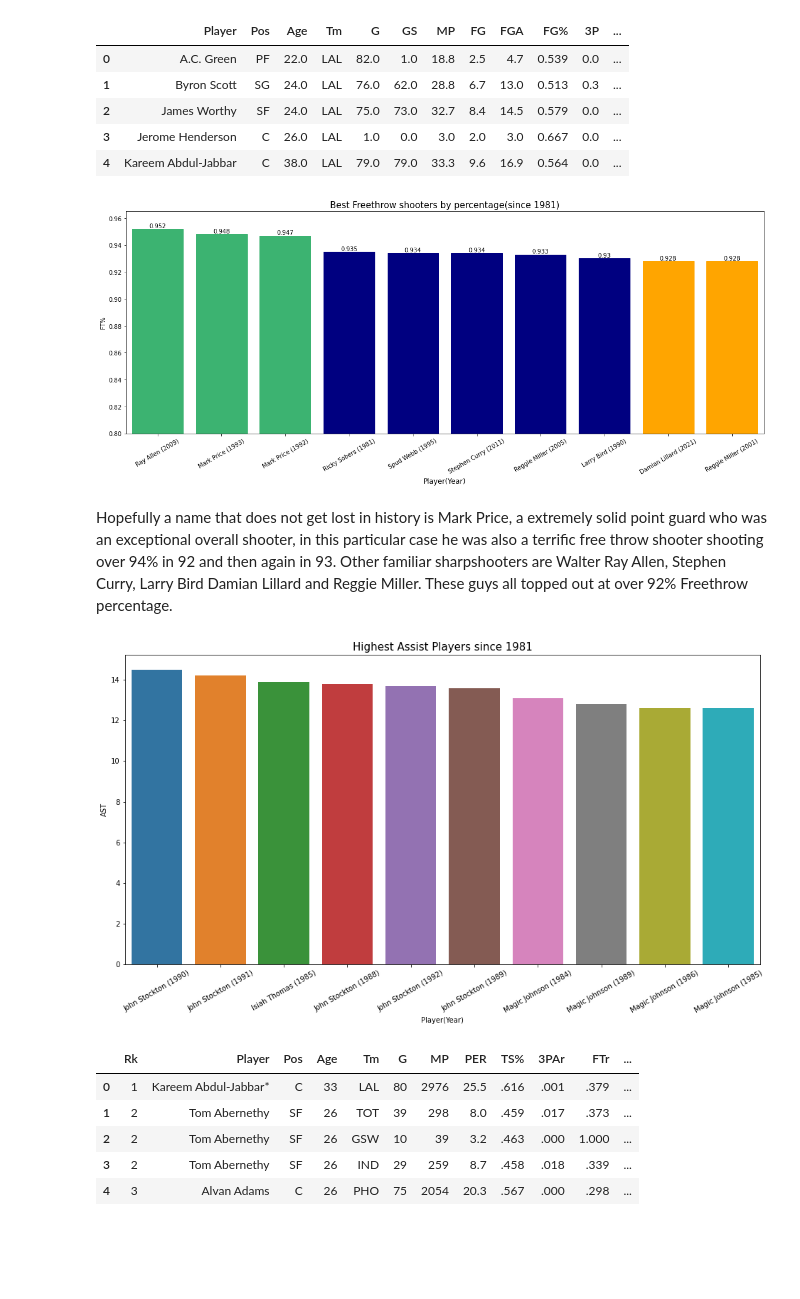
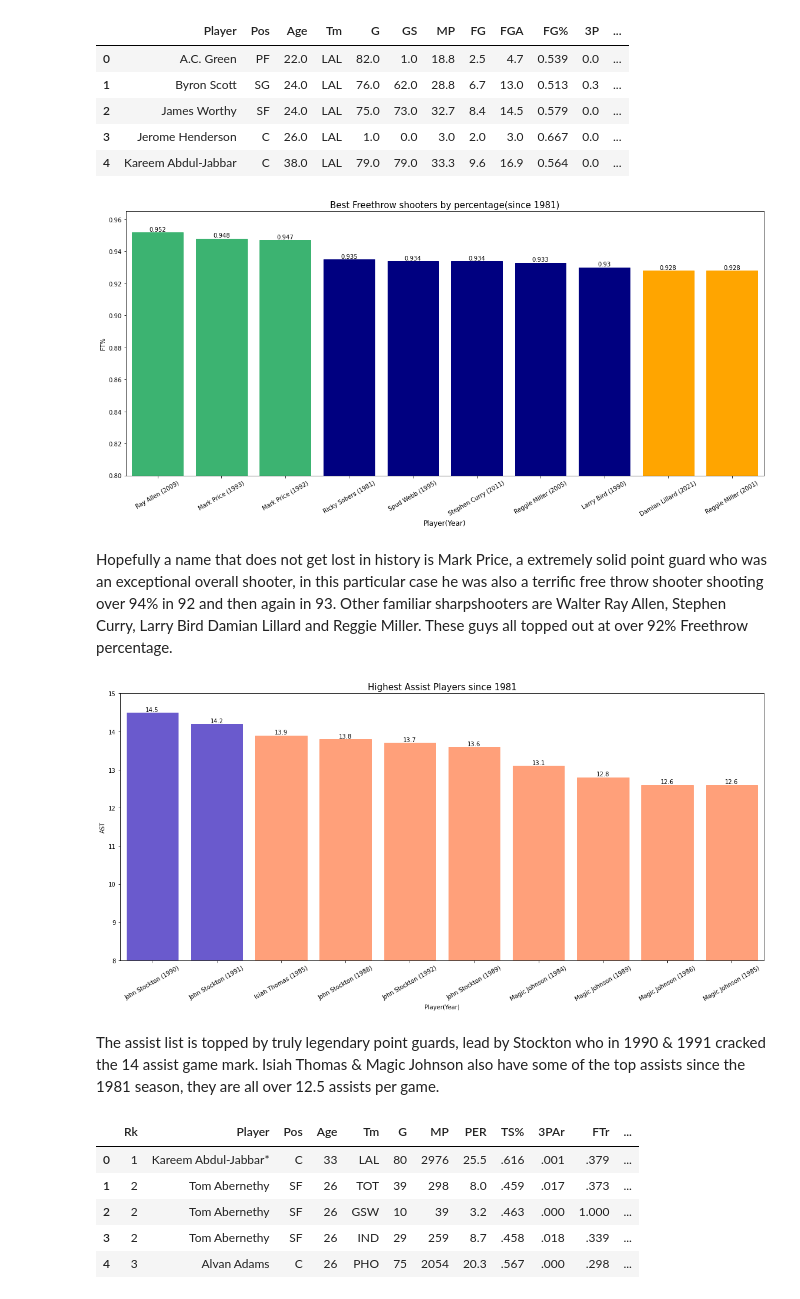
Before and after one commit to dcast822/NBA_analysis, a Jupyter notebook: 02_data_cleaning.ipynb, the cells around one changed output. Cells and saved outputs as stored; diff of their text form; code cells hidden in the pictures; blank space fills up the shorter version.

Commit message:
more data viz

```diff
--- a/02_data_cleaning.ipynb
+++ b/02_data_cleaning.ipynb
@@ -650,26 +654,26 @@ all_stats.head()
 | 3 | Jerome Henderson | C | 26.0 | LAL | 1.0 | 0.0 | 3.0 | 2.0 | 3.0 | 0.667 | 0.0 | ... |
 | 4 | Kareem Abdul-Jabbar | C | 38.0 | LAL | 79.0 | 79.0 | 33.3 | 9.6 | 16.9 | 0.564 | 0.0 | ... |
 # %%
-highest_ft_shooters = all_stats[(all_stats['G']> 65.0) & (all_stats['AST']> 3)].sort_values(by ="FT%", ascending = False)[:10]
+highest_ft_shooters = all_stats[(all_stats['G']> 65.0) & (all_stats['FTA']> 3)].sort_values(by ="FT%", ascending = False)[:10]
 # %%
-plt.figure(figsize = (16,7))
+plt.figure(figsize = (16,8))
 plt.title("Best Freethrow shooters by percentage(since 1981)", fontsize = 15)
 plt.xlabel("Players", fontsize = 12)
 plt.xticks(rotation = 30)
 plt.ylim(.8,.965)
 ax_3 = sns.barplot(data = highest_ft_shooters,x='Player(Year)',y = 'FT%')
 for i in ax_3.containers:
     ax_3.bar_label(i, label_type= 'edge')
 for bar in ax_3.patches:
     if bar.get_height()>.94:
         bar.set_color('mediumseagreen')
     elif bar.get_height()>=.93:
         bar.set_color('navy')
     else:
         bar.set_color('orange')
 plt.tight_layout();
 # %% [output]
-[figure, old version]
+[figure, new version]
 # %% [markdown]
 Hopefully a name that does not get lost in history is Mark Price, a extremely solid point guard who was an exceptional overall shooter, in this particular case he was also a terrific free throw shooter shooting over 94% in 92 and then again in 93.   Other familiar sharpshooters are Walter Ray Allen, Stephen Curry, Larry Bird Damian Lillard and Reggie Miller.  These guys all topped out at over 92% Freethrow percentage.
 # %%
@@ -678,9 +682,23 @@ highest_assist = all_stats[(all_stats['G']> 65.0)].sort_values(by ="AST", ascend
 plt.figure(figsize = (16,8))
 plt.title("Highest Assist Players since 1981",fontsize = 15)
 plt.xticks(rotation=30)
-sns.barplot(data=highest_assist, x ="Player(Year)",y="AST");
+plt.ylim(8, 15)
+ax_4 = sns.barplot(data=highest_assist, x ="Player(Year)",y="AST")
+for i in ax_4.containers:
+    ax_4.bar_label(i, label_type= 'edge')
+
+for bar in ax_4.patches:
+    if bar.get_height()>14:
+        bar.set_color('slateblue')
+    else:
+        bar.set_color('lightsalmon')
+
+plt.tight_layout()
+plt.savefig('images/topassist.png');
 # %% [output]
-[figure, old version]
+[figure, new version]
+# %% [markdown]
+The assist list is topped by truly legendary point guards, lead by Stockton who in 1990 & 1991 cracked the 14 assist game mark.  Isiah Thomas & Magic Johnson also have some of the top assists since the 1981 season, they are all over 12.5 assists per game.
 # %%
 advanced = pd.read_csv('data/advanced_stats.csv')
 # %%
```
Also changed, not shown: parts of 6 cells of this notebook, 5 other files.
